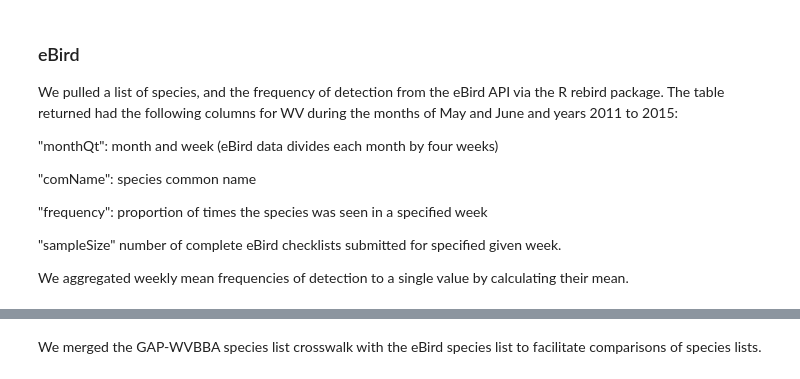
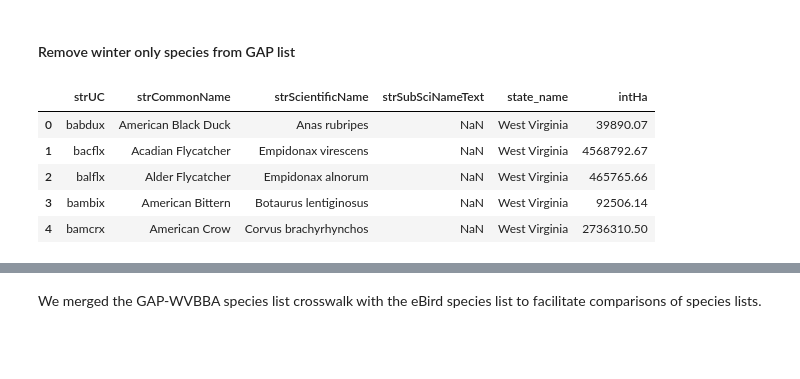
Before and after one commit to nmtarr/GAP-WVBA, a Jupyter notebook: USGAP-WVBBA species list comparison.ipynb, the cells around one changed output, grey strips where cells are left out. Drawn from its saved outputs; the diff is of its cells as text; code cells hidden in the pictures; blank space fills up the shorter version.

```diff
--- a/USGAP-WVBBA species list comparison.ipynb
+++ b/USGAP-WVBBA species list comparison.ipynb
@@ -38,16 +63,13 @@ WVBBA_rate                      NaN                  NaN                 NaN
-# %% [markdown]
-### eBird
-We pulled a list of species, and the frequency of detection from the eBird API via the R rebird package.  The table returned had the following columns for WV during the months of May and June and years 2011 to 2015:
-
-"monthQt": month and week (eBird data divides each month by four
-weeks)
-
-"comName": species common name
-
-"frequency": proportion of times the species was seen in a
-specified week
-
-"sampleSize" number of complete eBird checklists submitted for
-specified given week.
-
-We aggregated weekly mean frequencies of detection to a single value by calculating their mean.
+# %% [markdown]
+#### Remove winter only species from GAP list
+# %%
+# Remove winter only species
+GAP_summer = pd.read_csv(fun.dataDir + "SpeciesLists/GAP_birds_in_WV_Summer.txt", delimiter="\t", header=0)
+GAP_summer.head()
+# %% [output]
+|  | strUC | strCommonName | strScientificName | strSubSciNameText | state_name | intHa |
+| 0 | babdux | American Black Duck | Anas rubripes | NaN | West Virginia | 39890.07 |
+| 1 | bacflx | Acadian Flycatcher | Empidonax virescens | NaN | West Virginia | 4568792.67 |
+| 2 | balflx | Alder Flycatcher | Empidonax alnorum | NaN | West Virginia | 465765.66 |
+| 3 | bambix | American Bittern | Botaurus lentiginosus | NaN | West Virginia | 92506.14 |
+| 4 | bamcrx | American Crow | Corvus brachyrhynchos | NaN | West Virginia | 2736310.50 |
```
Also changed, not shown: parts of 16 cells of this notebook, 3 other files.
